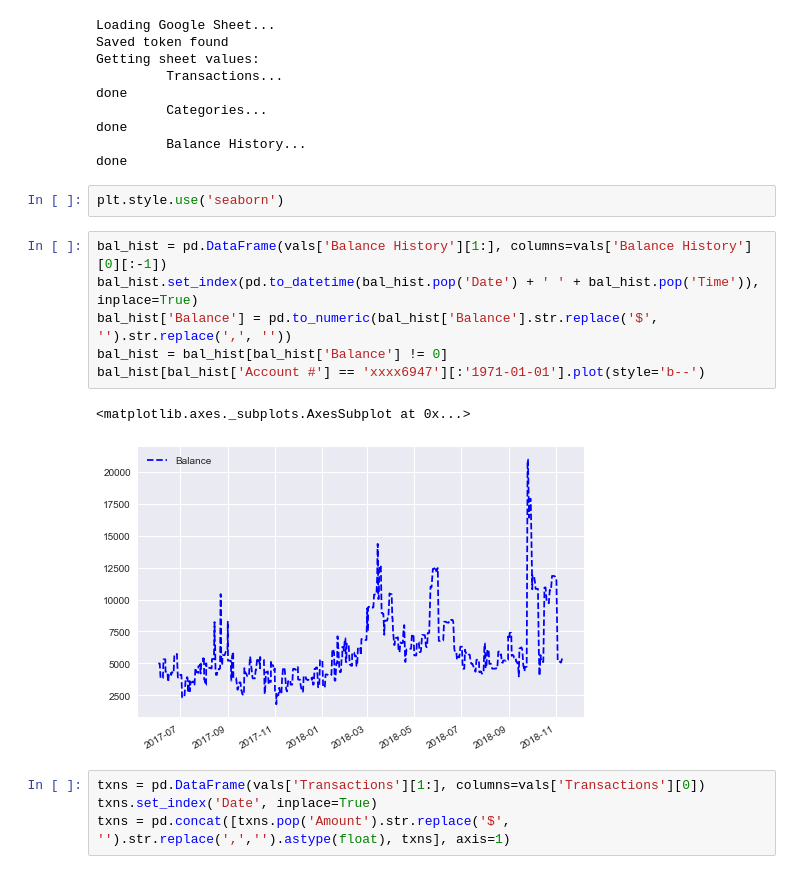
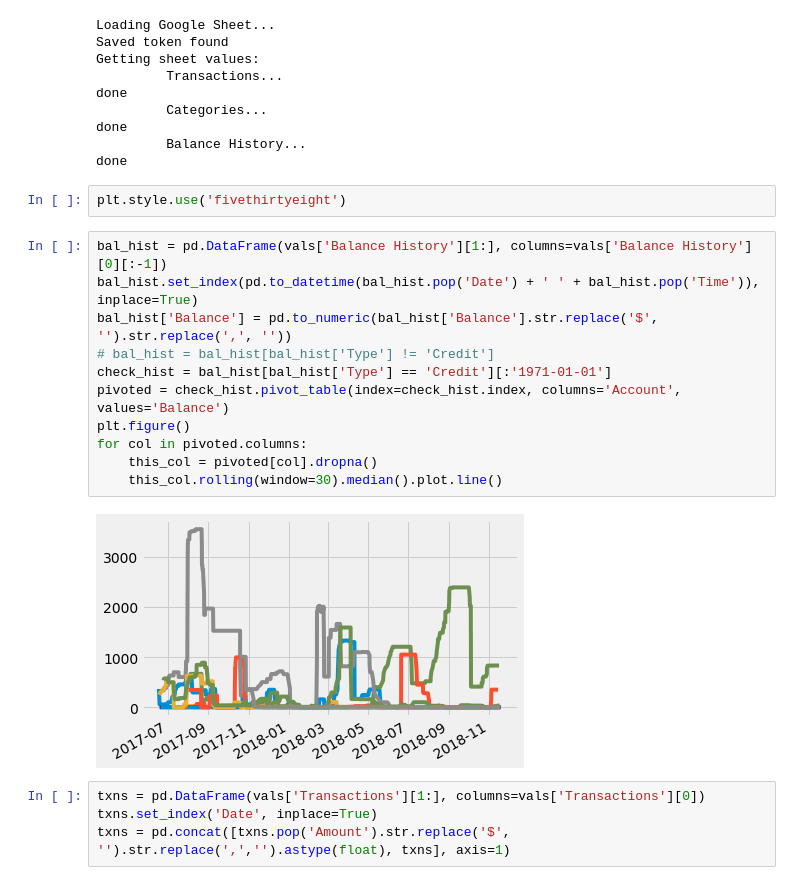
Before and after one commit to janikgar/home-budget, a Jupyter notebook: jupyter/homebudget2.ipynb, the cells around one changed output. Drawn from its saved outputs; the diff is of its cells as text.

```diff
--- a/jupyter/homebudget2.ipynb
+++ b/jupyter/homebudget2.ipynb
@@ -74,16 +74,20 @@ done
          Balance History...
 done
 # %%
-plt.style.use('seaborn')
+plt.style.use('fivethirtyeight')
 # %%
 bal_hist = pd.DataFrame(vals['Balance History'][1:], columns=vals['Balance History'][0][:-1])
 bal_hist.set_index(pd.to_datetime(bal_hist.pop('Date') + ' ' + bal_hist.pop('Time')), inplace=True)
 bal_hist['Balance'] = pd.to_numeric(bal_hist['Balance'].str.replace('$', '').str.replace(',', ''))
-bal_hist = bal_hist[bal_hist['Balance'] != 0]
-bal_hist[bal_hist['Account #'] == 'xxxx6947'][:'1971-01-01'].plot(style='b--')
+# bal_hist = bal_hist[bal_hist['Type'] != 'Credit']
+check_hist = bal_hist[bal_hist['Type'] == 'Credit'][:'1971-01-01']
+pivoted = check_hist.pivot_table(index=check_hist.index, columns='Account', values='Balance')
+plt.figure()
+for col in pivoted.columns:
+    this_col = pivoted[col].dropna()
+    this_col.rolling(window=30).median().plot.line()
 # %% [output]
-<matplotlib.axes._subplots.AxesSubplot at 0x...>
-[figure, old version]
+[figure, new version]
 # %%
 txns = pd.DataFrame(vals['Transactions'][1:], columns=vals['Transactions'][0])
 txns.set_index('Date', inplace=True)
```
Also changed, not shown: parts of 6 cells of this notebook, 2 other files.
